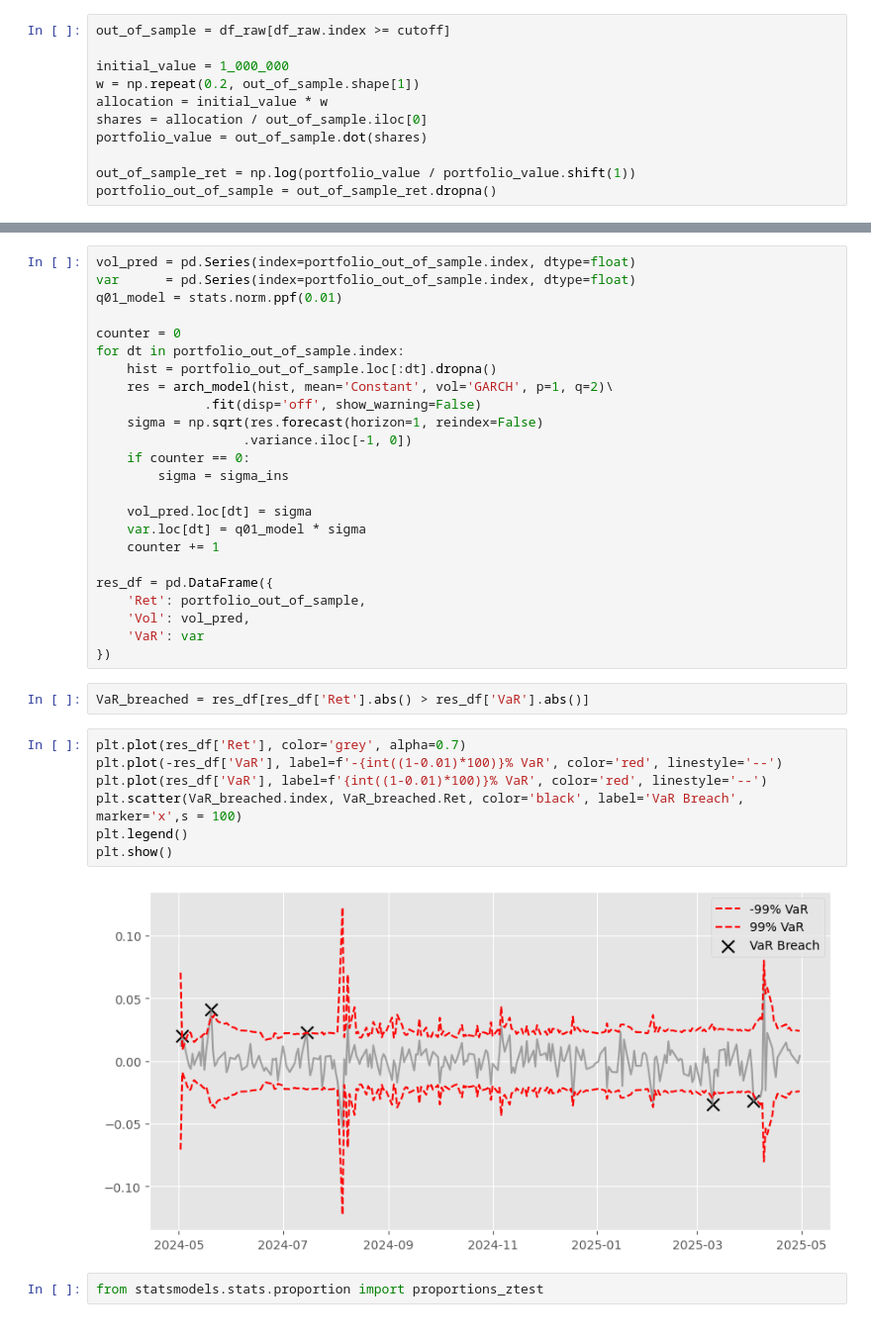
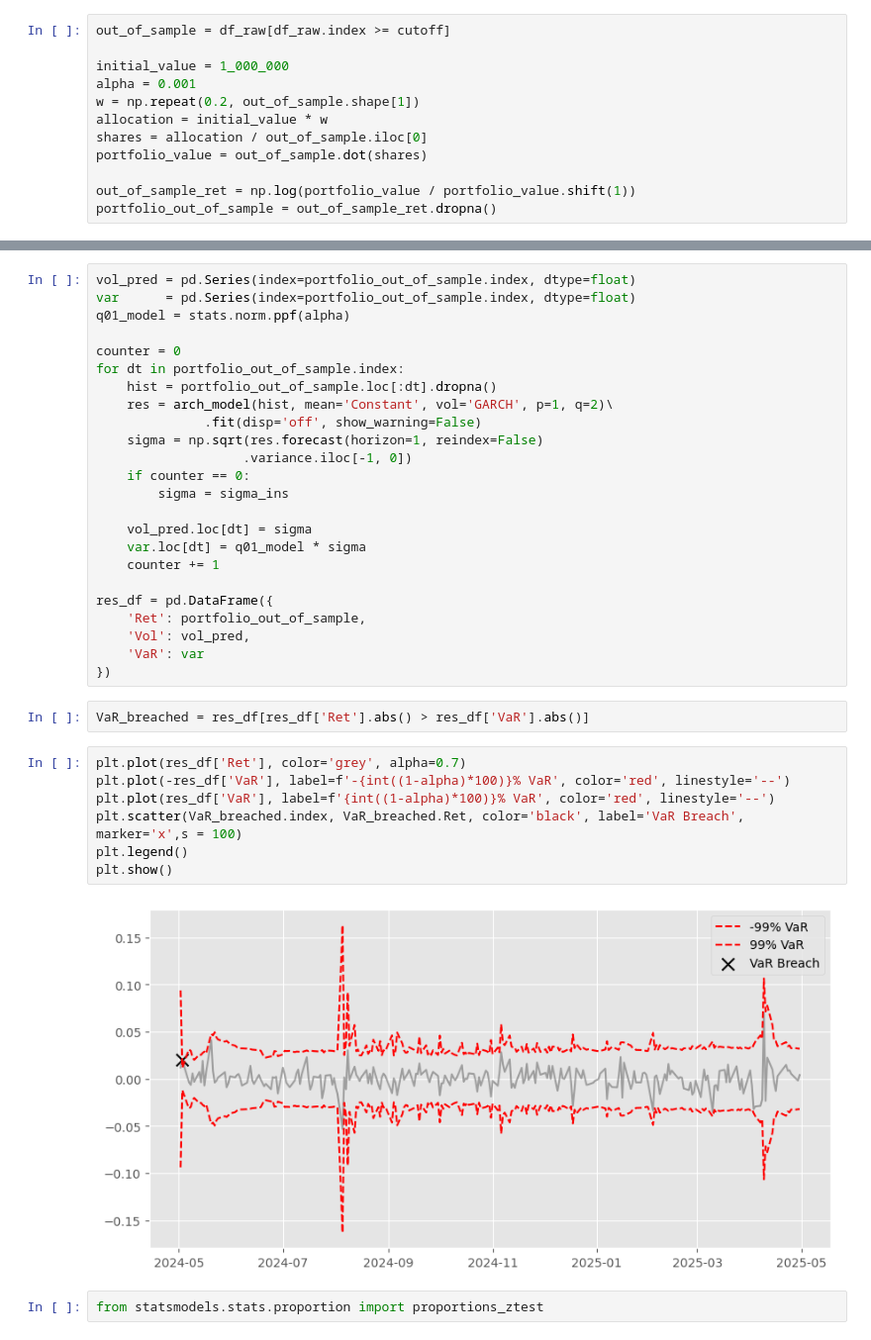
Before and after one commit to antek0308/TS_GARCH, a Jupyter notebook: Data/GARCH.ipynb, the cells around one changed output, grey strips where cells are left out. Shown at 99% size. Saved outputs shown, nothing was run; the diff lists cells and outputs as text.

```diff
--- a/Data/GARCH.ipynb
+++ b/Data/GARCH.ipynb
@@ -424,6 +426,7 @@ Anyway, because EGARCH delivers a higher (less negative) log-likelihood and lowe
 out_of_sample = df_raw[df_raw.index >= cutoff]
 
 initial_value = 1_000_000
+alpha = 0.001
 w = np.repeat(0.2, out_of_sample.shape[1])
 allocation = initial_value * w
 shares = allocation / out_of_sample.iloc[0]
@@ -440,7 +443,7 @@ sigma_ins = np.sqrt(fcast_ins.variance.iloc[-1, 0])
 # %%
 vol_pred = pd.Series(index=portfolio_out_of_sample.index, dtype=float)
 var      = pd.Series(index=portfolio_out_of_sample.index, dtype=float)
-q01_model = stats.norm.ppf(0.01)
+q01_model = stats.norm.ppf(alpha)
 
 counter = 0
 for dt in portfolio_out_of_sample.index:
@@ -465,13 +468,13 @@ res_df = pd.DataFrame({
 VaR_breached = res_df[res_df['Ret'].abs() > res_df['VaR'].abs()]
 # %%
 plt.plot(res_df['Ret'], color='grey', alpha=0.7)
-plt.plot(-res_df['VaR'], label=f'-{int((1-0.01)*100)}% VaR', color='red', linestyle='--')
-plt.plot(res_df['VaR'], label=f'{int((1-0.01)*100)}% VaR', color='red', linestyle='--')
+plt.plot(-res_df['VaR'], label=f'-{int((1-alpha)*100)}% VaR', color='red', linestyle='--')
+plt.plot(res_df['VaR'], label=f'{int((1-alpha)*100)}% VaR', color='red', linestyle='--')
 plt.scatter(VaR_breached.index, VaR_breached.Ret, color='black', label='VaR Breach', marker='x',s = 100)
 plt.legend()
 plt.show()
 # %% [output]
-[figure, old version]
+[figure, new version]
 # %%
 from statsmodels.stats.proportion import proportions_ztest
 # %%
```
Also changed, not shown: parts of 12 cells of this notebook.
